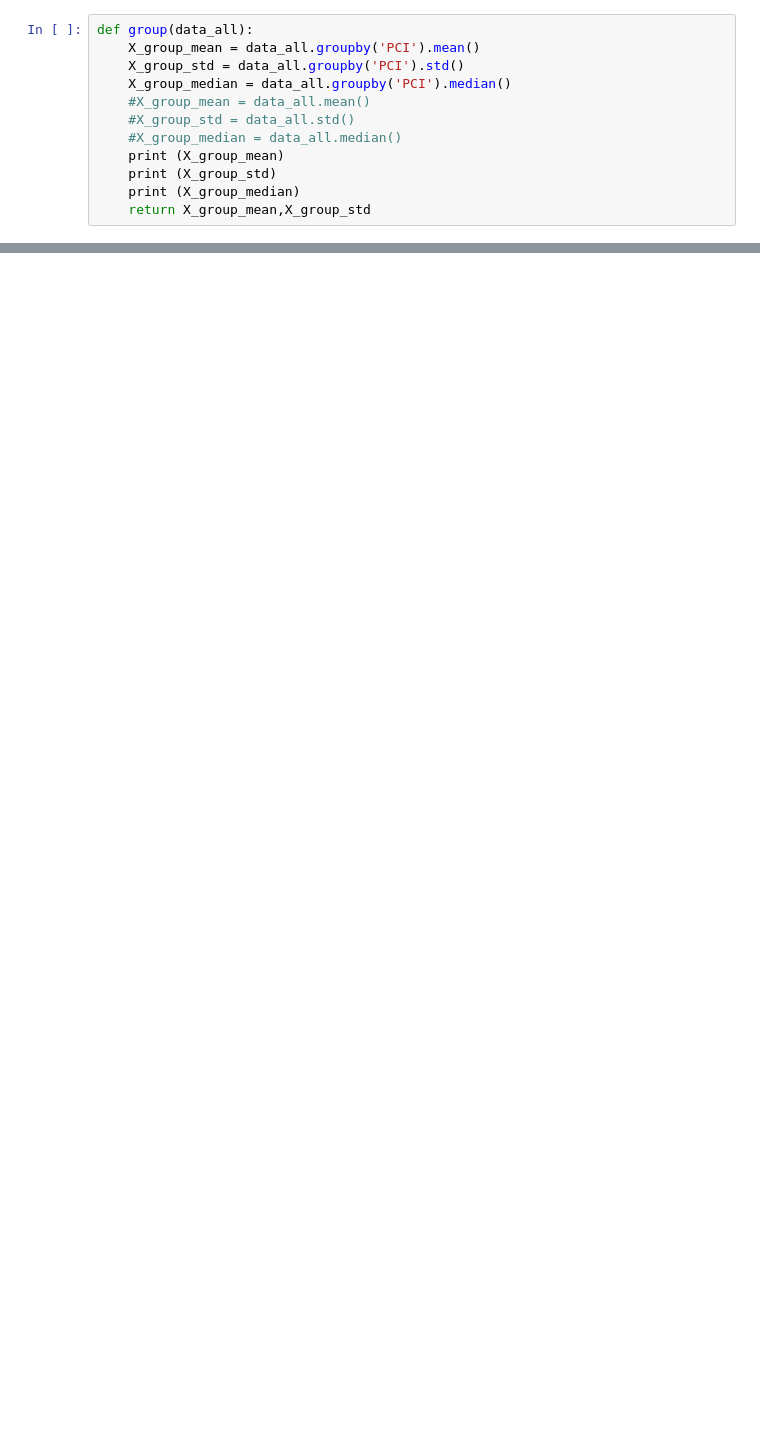
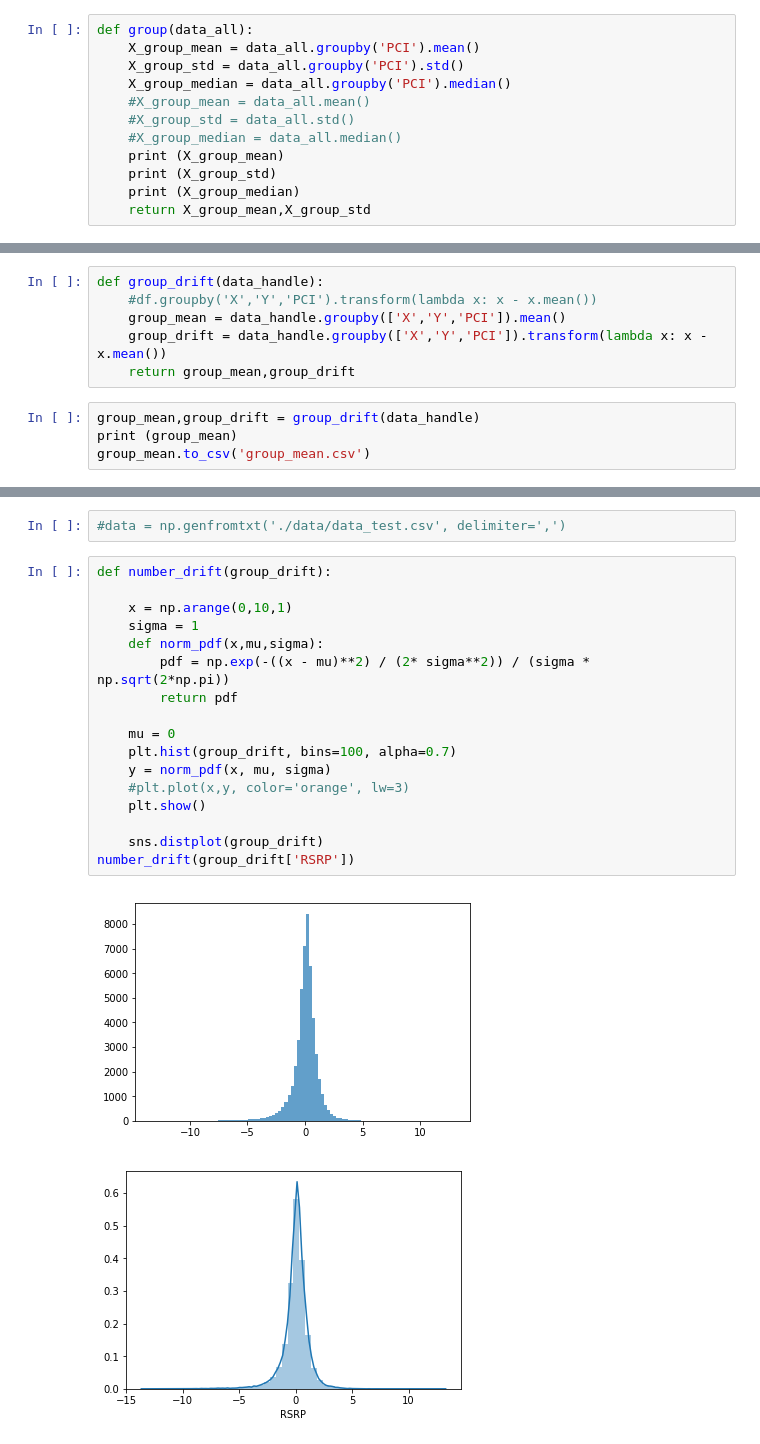
Before and after one commit to KJtiming/RadioMap, a Jupyter notebook: data_handle.ipynb, the cells around one changed output, grey strips where cells are left out. Saved outputs shown, nothing was run; the diff lists cells and outputs as text; blank space fills up the shorter version.

```diff
--- a/data_handle.ipynb
+++ b/data_handle.ipynb
@@ -138,0 +129,10 @@ Sample does not look Gaussian (reject H0)
+# %%
+def group_drift(data_handle):
+    #df.groupby('X','Y','PCI').transform(lambda x: x - x.mean())
+    group_mean = data_handle.groupby(['X','Y','PCI']).mean()
+    group_drift = data_handle.groupby(['X','Y','PCI']).transform(lambda x: x - x.mean())
+    return group_mean,group_drift
+# %%
+group_mean,group_drift = group_drift(data_handle)
+print (group_mean)
+group_mean.to_csv('group_mean.csv')
@@ -138,0 +198,22 @@ Sample does not look Gaussian (reject H0)
+# %%
+#data = np.genfromtxt('./data/data_test.csv', delimiter=',')
+# %%
+def number_drift(group_drift):
+
+    x = np.arange(0,10,1)
+    sigma = 1
+    def norm_pdf(x,mu,sigma):
+        pdf = np.exp(-((x - mu)**2) / (2* sigma**2)) / (sigma * np.sqrt(2*np.pi))
+        return pdf
+
+    mu = 0
+    plt.hist(group_drift, bins=100, alpha=0.7)
+    y = norm_pdf(x, mu, sigma)
+    #plt.plot(x,y, color='orange', lw=3)
+    plt.show()
+
+    sns.distplot(group_drift)
+number_drift(group_drift['RSRP'])
+# %% [output]
+[figure, added]
+[figure, added]
```
Also changed, not shown: parts of 13 cells of this notebook.
